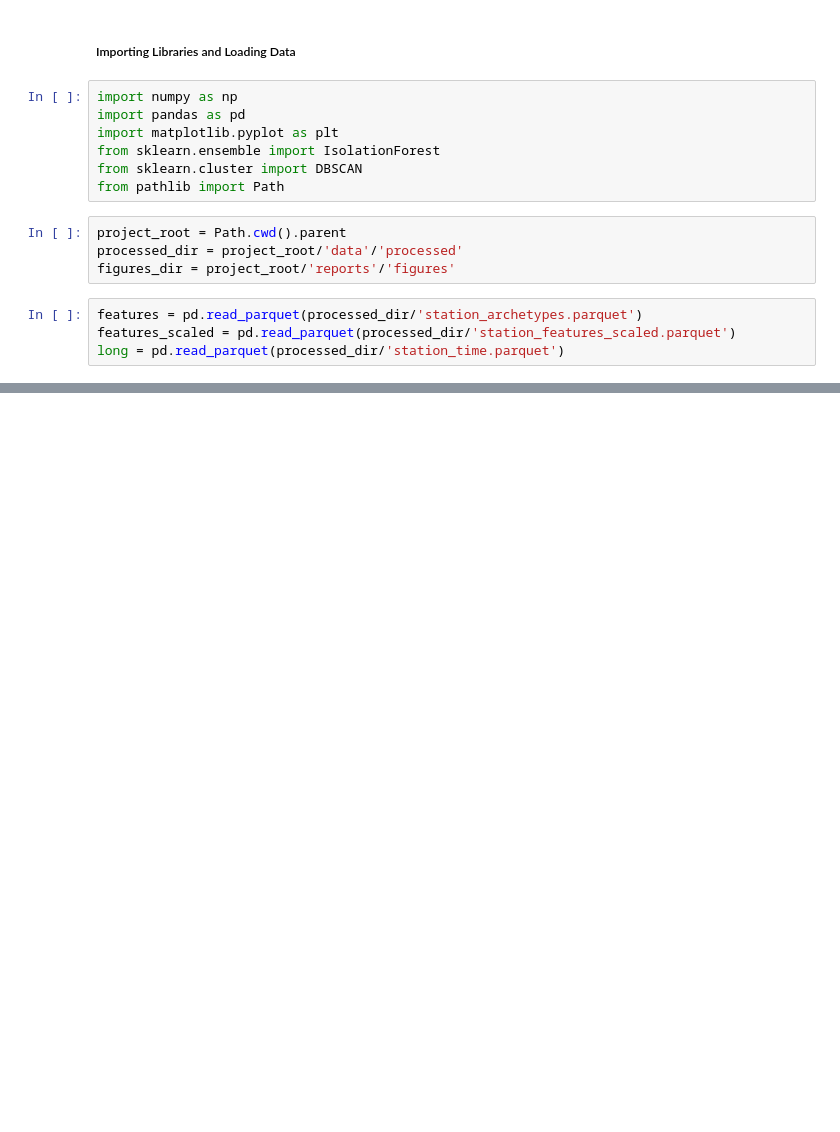
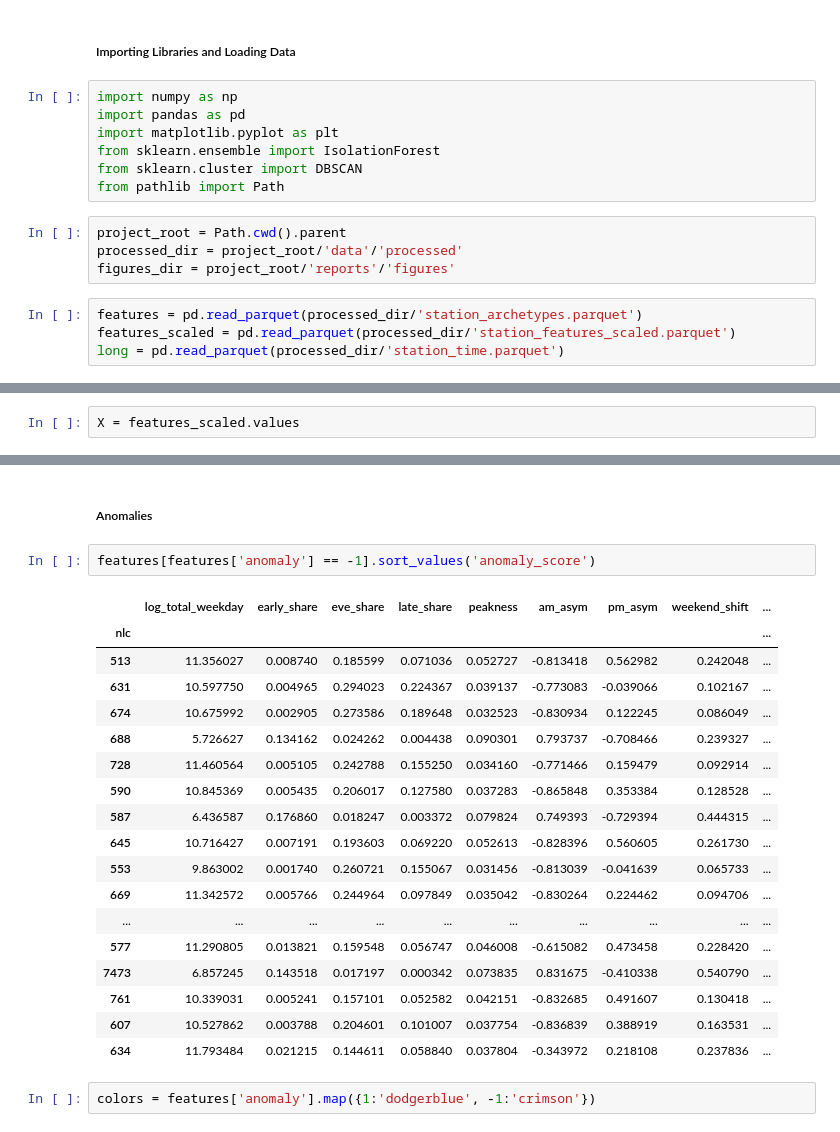
Before and after one commit to samaddmirzaa/london-transit-archetypes, a Jupyter notebook: notebooks/06_anomaly_detection.ipynb, the cells around one changed output, grey strips where cells are left out. Saved outputs shown, nothing was run; the diff lists cells and outputs as text; blank space fills up the shorter version.

```diff
--- a/notebooks/06_anomaly_detection.ipynb
+++ b/notebooks/06_anomaly_detection.ipynb
@@ -19,0 +22,2 @@ long = pd.read_parquet(processed_dir/'station_time.parquet')
+# %%
+X = features_scaled.values
@@ -19,0 +58,25 @@ long = pd.read_parquet(processed_dir/'station_time.parquet')
+# %% [markdown]
+##### Anomalies
+# %%
+features[features['anomaly'] == -1].sort_values('anomaly_score')
+# %% [output]
+|  | log_total_weekday | early_share | eve_share | late_share | peakness | am_asym | pm_asym | weekend_shift | ... |
+| nlc |  |  |  |  |  |  |  |  | ... |
+| 513 | 11.356027 | 0.008740 | 0.185599 | 0.071036 | 0.052727 | -0.813418 | 0.562982 | 0.242048 | ... |
+| 631 | 10.597750 | 0.004965 | 0.294023 | 0.224367 | 0.039137 | -0.773083 | -0.039066 | 0.102167 | ... |
+| 674 | 10.675992 | 0.002905 | 0.273586 | 0.189648 | 0.032523 | -0.830934 | 0.122245 | 0.086049 | ... |
+| 688 | 5.726627 | 0.134162 | 0.024262 | 0.004438 | 0.090301 | 0.793737 | -0.708466 | 0.239327 | ... |
+| 728 | 11.460564 | 0.005105 | 0.242788 | 0.155250 | 0.034160 | -0.771466 | 0.159479 | 0.092914 | ... |
+| 590 | 10.845369 | 0.005435 | 0.206017 | 0.127580 | 0.037283 | -0.865848 | 0.353384 | 0.128528 | ... |
+| 587 | 6.436587 | 0.176860 | 0.018247 | 0.003372 | 0.079824 | 0.749393 | -0.729394 | 0.444315 | ... |
+| 645 | 10.716427 | 0.007191 | 0.193603 | 0.069220 | 0.052613 | -0.828396 | 0.560605 | 0.261730 | ... |
+| 553 | 9.863002 | 0.001740 | 0.260721 | 0.155067 | 0.031456 | -0.813039 | -0.041639 | 0.065733 | ... |
+| 669 | 11.342572 | 0.005766 | 0.244964 | 0.097849 | 0.035042 | -0.830264 | 0.224462 | 0.094706 | ... |
+| ... | ... | ... | ... | ... | ... | ... | ... | ... | ... |
+| 577 | 11.290805 | 0.013821 | 0.159548 | 0.056747 | 0.046008 | -0.615082 | 0.473458 | 0.228420 | ... |
+| 7473 | 6.857245 | 0.143518 | 0.017197 | 0.000342 | 0.073835 | 0.831675 | -0.410338 | 0.540790 | ... |
+| 761 | 10.339031 | 0.005241 | 0.157101 | 0.052582 | 0.042151 | -0.832685 | 0.491607 | 0.130418 | ... |
+| 607 | 10.527862 | 0.003788 | 0.204601 | 0.101007 | 0.037754 | -0.836839 | 0.388919 | 0.163531 | ... |
+| 634 | 11.793484 | 0.021215 | 0.144611 | 0.058840 | 0.037804 | -0.343972 | 0.218108 | 0.237836 | ... |
+# %%
+colors = features['anomaly'].map({1:'dodgerblue', -1:'crimson'})
```
Also changed, not shown: parts of 14 cells of this notebook, 4 other files.
